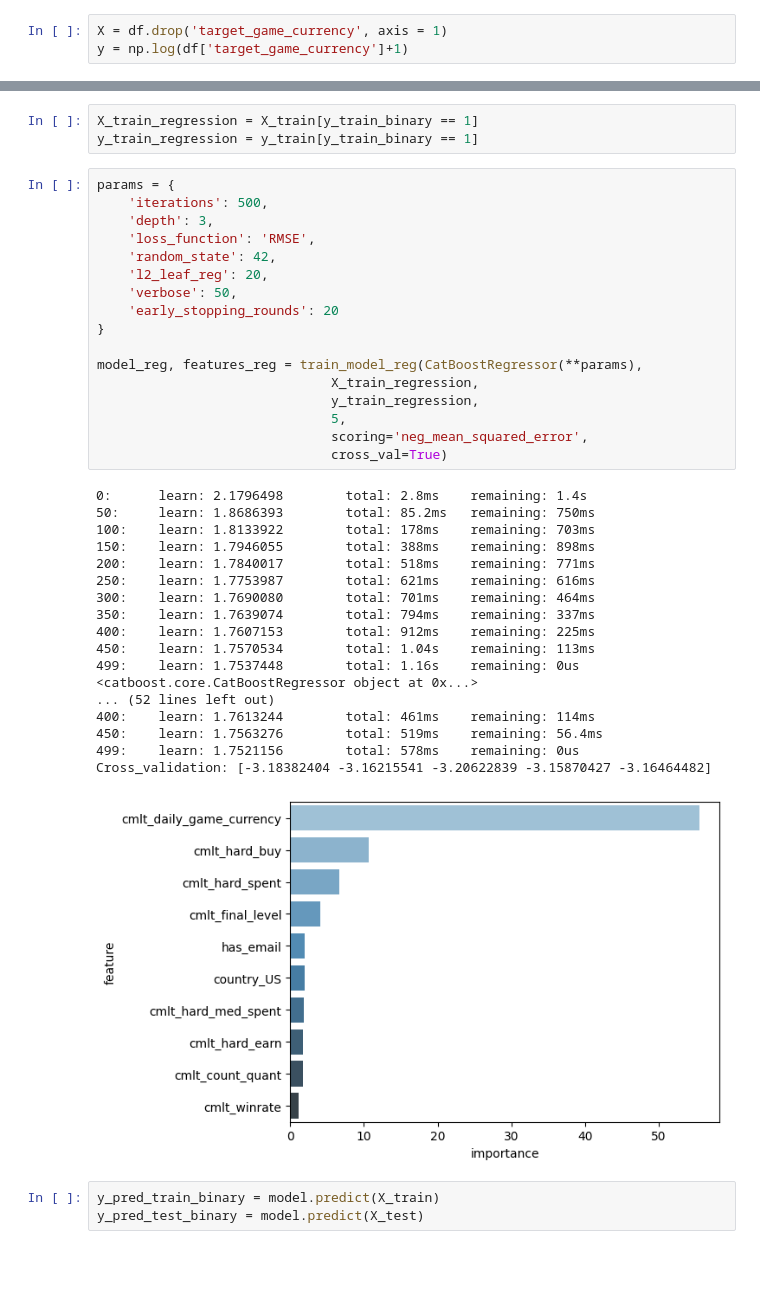
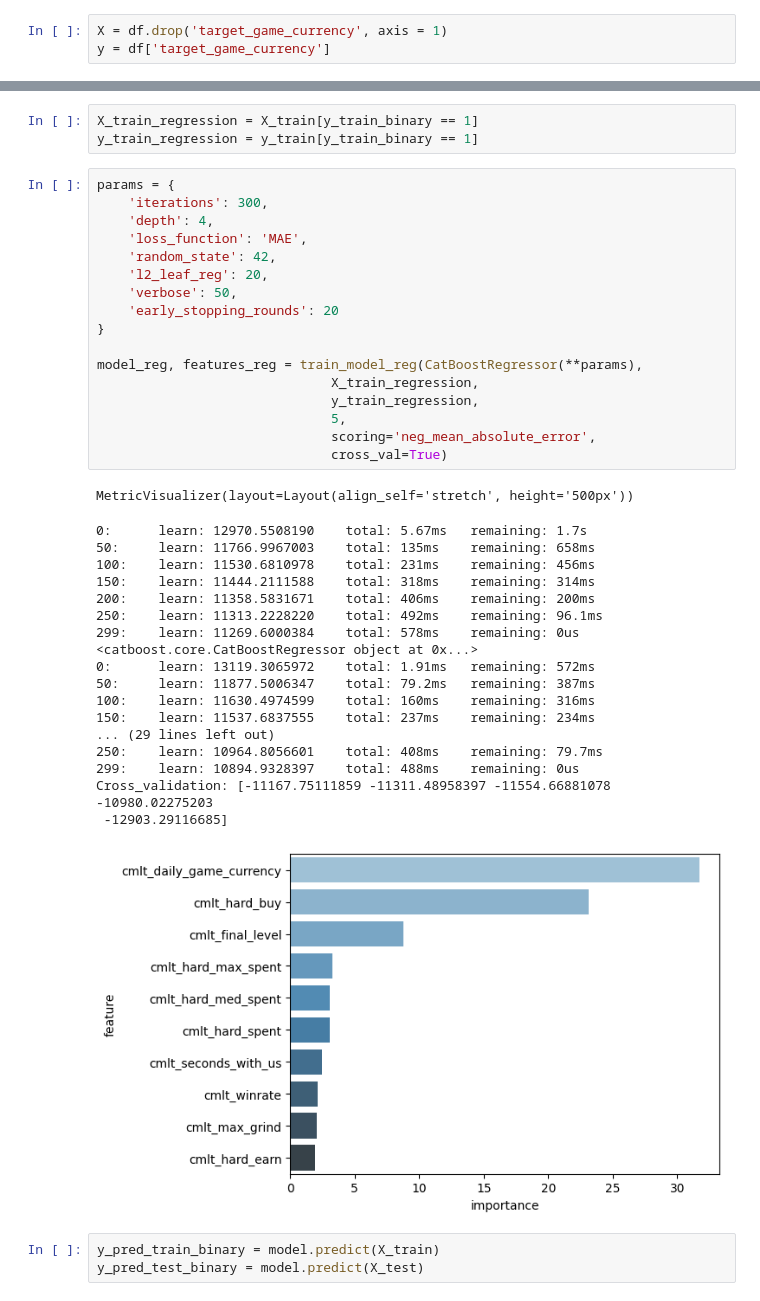
Before and after one commit to KurmangazyKarabekov/Dataset_decision, a Jupyter notebook: 4_Alternative_solution.ipynb, the cells around one changed output, grey strips where cells are left out. Saved outputs shown, nothing was run; the diff lists cells and outputs as text; blank space fills up the shorter version.

```diff
--- a/4_Alternative_solution.ipynb
+++ b/4_Alternative_solution.ipynb
@@ -60,7 +61,7 @@ def prepare_obj_data(df, obj_cols):
 df = prepare_obj_data(df, obj_cols)
 # %%
 X = df.drop('target_game_currency', axis = 1)
-y = np.log(df['target_game_currency']+1)
+y = df['target_game_currency']
 # %%
 y_stratified = (y > 0).astype(int)
 X_train, X_test, y_train, y_test = train_test_split(X, y, test_size=0.10, stratify=y_stratified, random_state=42)
@@ -189,40 +211,41 @@ X_train_regression = X_train[y_train_binary == 1]
 y_train_regression = y_train[y_train_binary == 1]
 # %%
 params = {
-    'iterations': 500,
-    'depth': 3,
-    'loss_function': 'RMSE',
+    'iterations': 300,
+    'depth': 4,
+    'loss_function': 'MAE',
     'random_state': 42,
     'l2_leaf_reg': 20,
     'verbose': 50,
     'early_stopping_rounds': 20
 }
 
 model_reg, features_reg = train_model_reg(CatBoostRegressor(**params),
                               X_train_regression,
                               y_train_regression,
                               5,
-                              scoring='neg_mean_squared_error',
+                              scoring='neg_mean_absolute_error',
                               cross_val=True)
 # %% [output]
-0:      learn: 2.1796498        total: 2.8ms    remaining: 1.4s
-50:     learn: 1.8686393        total: 85.2ms   remaining: 750ms
-100:    learn: 1.8133922        total: 178ms    remaining: 703ms
-150:    learn: 1.7946055        total: 388ms    remaining: 898ms
-200:    learn: 1.7840017        total: 518ms    remaining: 771ms
-250:    learn: 1.7753987        total: 621ms    remaining: 616ms
-300:    learn: 1.7690080        total: 701ms    remaining: 464ms
-350:    learn: 1.7639074        total: 794ms    remaining: 337ms
-400:    learn: 1.7607153        total: 912ms    remaining: 225ms
-450:    learn: 1.7570534        total: 1.04s    remaining: 113ms
-499:    learn: 1.7537448        total: 1.16s    remaining: 0us
-<catboost.core.CatBoostRegressor object at 0x...>
-... (52 lines left out)
-400:    learn: 1.7613244        total: 461ms    remaining: 114ms
-450:    learn: 1.7563276        total: 519ms    remaining: 56.4ms
-499:    learn: 1.7521156        total: 578ms    remaining: 0us
-Cross_validation: [-3.18382404 -3.16215541 -3.20622839 -3.15870427 -3.16464482]
+MetricVisualizer(layout=Layout(align_self='stretch', height='500px'))
+0:      learn: 12970.5508190    total: 5.67ms   remaining: 1.7s
+50:     learn: 11766.9967003    total: 135ms    remaining: 658ms
+100:    learn: 11530.6810978    total: 231ms    remaining: 456ms
+150:    learn: 11444.2111588    total: 318ms    remaining: 314ms
+200:    learn: 11358.5831671    total: 406ms    remaining: 200ms
+250:    learn: 11313.2228220    total: 492ms    remaining: 96.1ms
+299:    learn: 11269.6000384    total: 578ms    remaining: 0us
+<catboost.core.CatBoostRegressor object at 0x...>
+0:      learn: 13119.3065972    total: 1.91ms   remaining: 572ms
+50:     learn: 11877.5006347    total: 79.2ms   remaining: 387ms
+100:    learn: 11630.4974599    total: 160ms    remaining: 316ms
+150:    learn: 11537.6837555    total: 237ms    remaining: 234ms
+... (29 lines left out)
+250:    learn: 10964.8056601    total: 408ms    remaining: 79.7ms
+299:    learn: 10894.9328397    total: 488ms    remaining: 0us
+Cross_validation: [-11167.75111859 -11311.48958397 -11554.66881078 -10980.02275203
+ -12903.29116685]
-[figure, old version]
+[figure, new version]
 # %%
 y_pred_train_binary = model.predict(X_train)
 y_pred_test_binary = model.predict(X_test)
```
Also changed, not shown: parts of 11 cells of this notebook, 4 other files.
